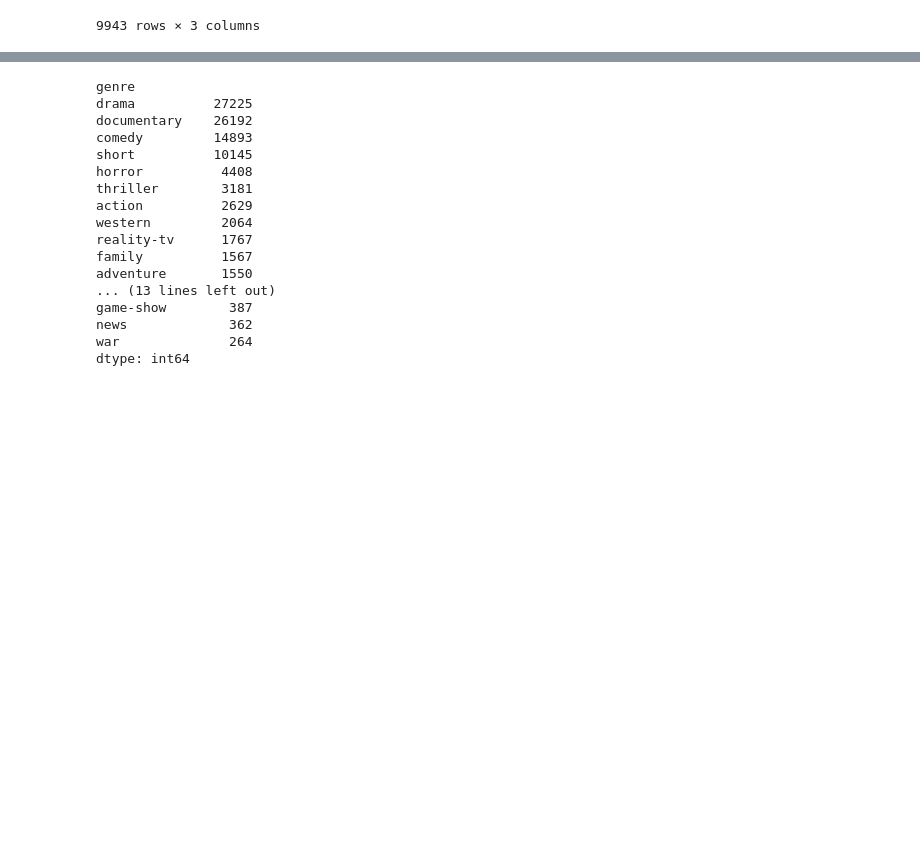
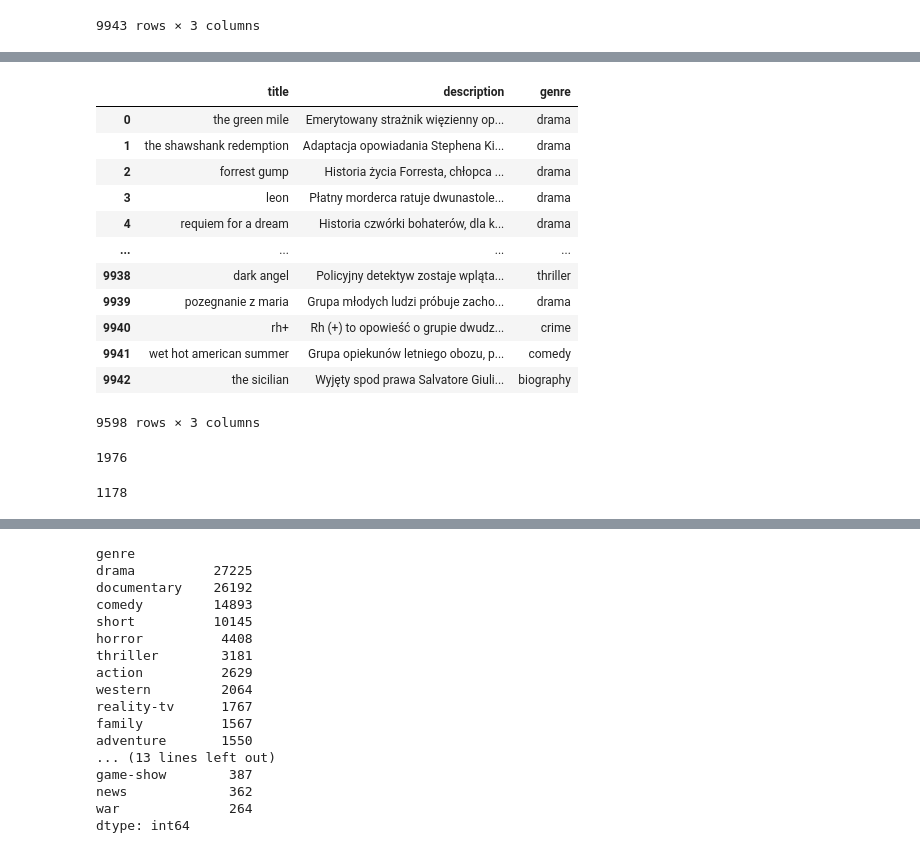
Before and after one commit to Imrauviel/Bert-Model-Comparison, a Jupyter notebook: EDA.ipynb, the cells around one changed output, grey strips where cells are left out. Saved outputs shown, nothing was run; the diff lists cells and outputs as text; code cells hidden in the pictures; blank space fills up the shorter version.

```diff
--- a/EDA.ipynb
+++ b/EDA.ipynb
@@ -187,3 +262,35 @@ df_filmweb
+# %%
+## Okey so now that we have cleaned titles let's clean the genres for filmweb dataset
+df_filmweb = df_filmweb.pipe(first_genre_filmweb, set(df_imdb_all.genre))
+df_filmweb
+# %% [output]
+|  | title | description | genre |
+| 0 | the green mile | Emerytowany strażnik więzienny op... | drama |
+| 1 | the shawshank redemption | Adaptacja opowiadania Stephena Ki... | drama |
+| 2 | forrest gump | Historia życia Forresta, chłopca ... | drama |
+| 3 | leon | Płatny morderca ratuje dwunastole... | drama |
+| 4 | requiem for a dream | Historia czwórki bohaterów, dla k... | drama |
+| ... | ... | ... | ... |
+| 9938 | dark angel | Policyjny detektyw zostaje wpląta... | thriller |
+| 9939 | pozegnanie z maria | Grupa młodych ludzi próbuje zacho... | drama |
+| 9940 | rh+ | Rh (+) to opowieść o grupie dwudz... | crime |
+| 9941 | wet hot american summer | Grupa opiekunów letniego obozu, p... | comedy |
+| 9942 | the sicilian | Wyjęty spod prawa Salvatore Giuli... | biography |
+9598 rows × 3 columns
+# %%
+## Let's once again see how many movies are the same in both datasets
+## We've lost some movies due to "genre missmatch"(might think about it later)
+titles_filmweb = df_filmweb["title"].pipe(clean_titles)
+titles_imdb = df_imdb_all["title"].pipe(clean_titles)
+len(set(titles_filmweb) & set(titles_imdb))
+# %% [output]
+1976
+# %%
+## Let's also check how many movies that belong to both datasets have the same genre
+## Not bad, 1178 movies belong to the same genres according to both datasets
+len( set(zip(df_filmweb.title, df_filmweb.genre)) & set(zip(df_imdb_all.title, df_imdb_all.genre)) )
+# %% [output]
+1178
 # %%
 unique_genres_imdb = df_imdb_all.genre.str.strip().unique()
 # %%
```
Also changed, not shown: parts of 36 cells of this notebook.
